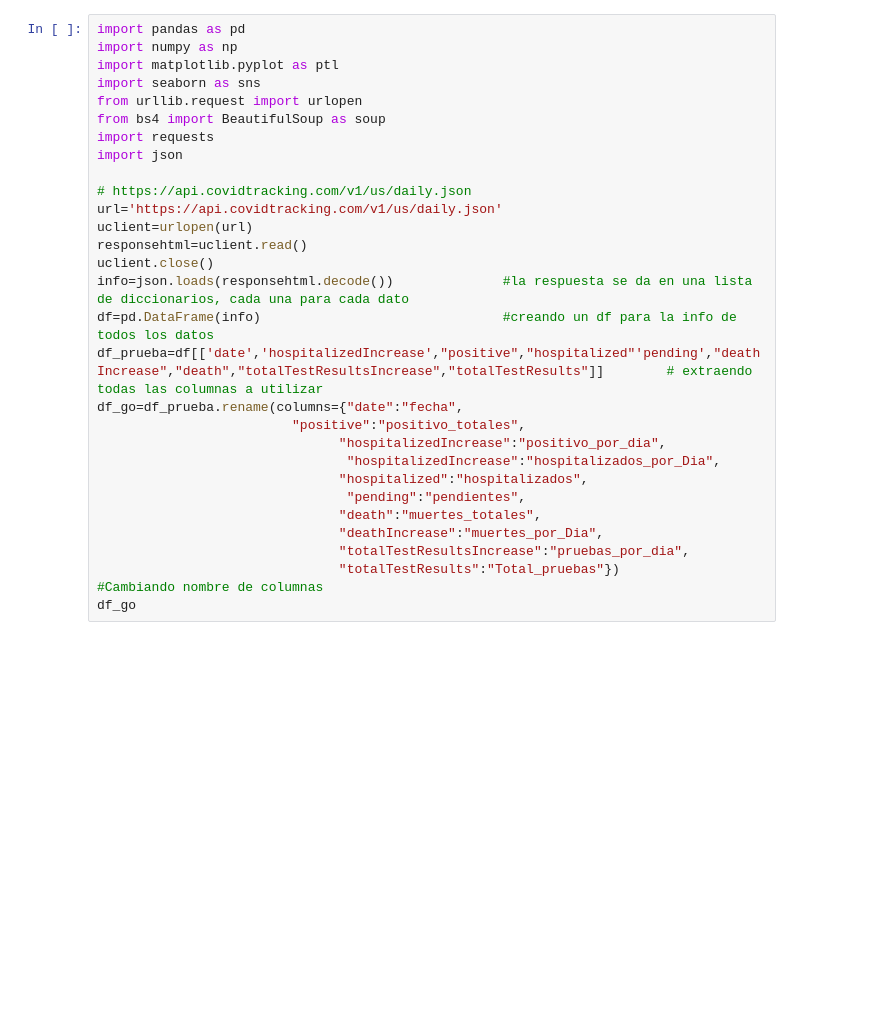
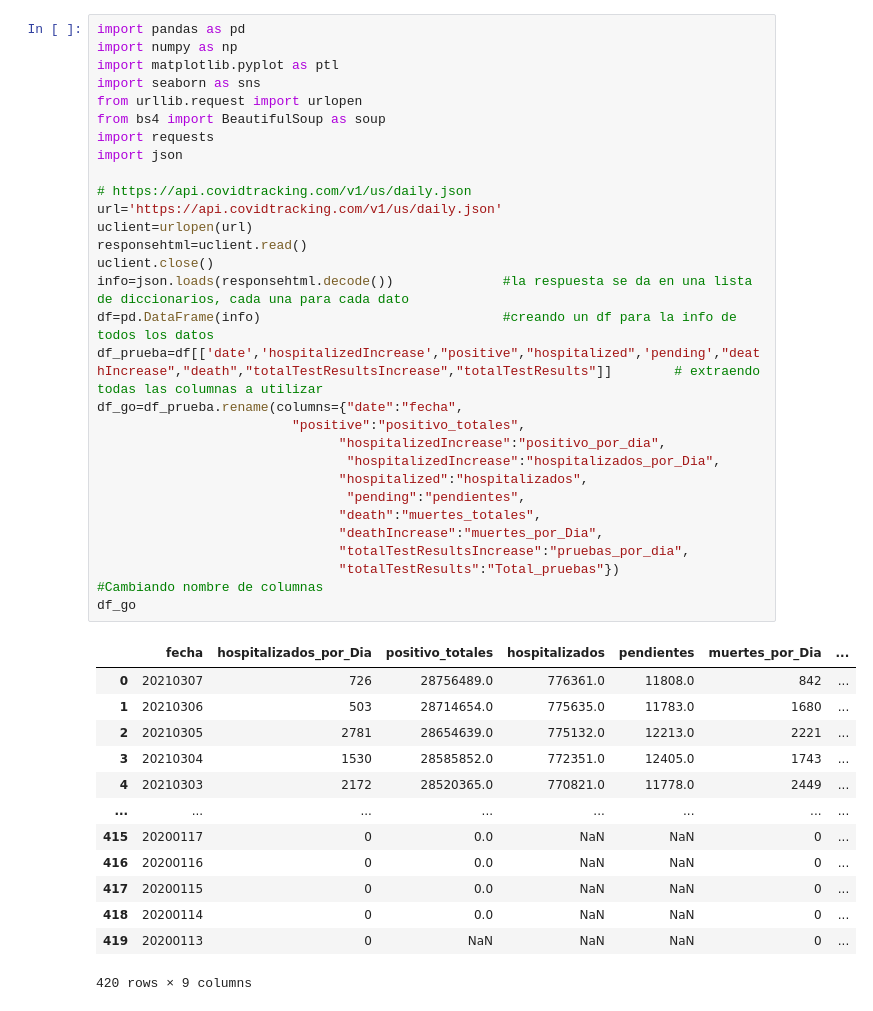
Before and after one commit to Elvis41122/-PC3-GRUPO---LPII, a Jupyter notebook: pc3.ipynb, the cells around one changed output. Saved outputs shown, nothing was run; the diff lists cells and outputs as text; blank space fills up the shorter version.

```diff
--- a/pc3.ipynb
+++ b/pc3.ipynb
@@ -1,32 +1,46 @@
 # %%
 import pandas as pd
 import numpy as np
 import matplotlib.pyplot as ptl
 import seaborn as sns
 from urllib.request import urlopen
 from bs4 import BeautifulSoup as soup
 import requests
 import json
 
 # https://api.covidtracking.com/v1/us/daily.json
 url='https://api.covidtracking.com/v1/us/daily.json'
 uclient=urlopen(url)
 responsehtml=uclient.read()
 uclient.close()
 info=json.loads(responsehtml.decode())              #la respuesta se da en una lista de diccionarios, cada una para cada dato
 df=pd.DataFrame(info)                               #creando un df para la info de todos los datos
-df_prueba=df[['date','hospitalizedIncrease',"positive","hospitalized"'pending',"deathIncrease","death","totalTestResultsIncrease","totalTestResults"]]        # extraendo todas las columnas a utilizar
+df_prueba=df[['date','hospitalizedIncrease',"positive","hospitalized",'pending',"deathIncrease","death","totalTestResultsIncrease","totalTestResults"]]        # extraendo todas las columnas a utilizar
 df_go=df_prueba.rename(columns={"date":"fecha",
                          "positive":"positivo_totales",
                                "hospitalizedIncrease":"positivo_por_dia",
                                 "hospitalizedIncrease":"hospitalizados_por_Dia",
                                "hospitalized":"hospitalizados",
                                 "pending":"pendientes",
                                "death":"muertes_totales",
                                "deathIncrease":"muertes_por_Dia",
                                "totalTestResultsIncrease":"pruebas_por_dia",
                                "totalTestResults":"Total_pruebas"})                    #Cambiando nombre de columnas
 df_go
+# %% [output]
+|  | fecha | hospitalizados_por_Dia | positivo_totales | hospitalizados | pendientes | muertes_por_Dia | ... |
+| 0 | 20210307 | 726 | 28756489.0 | 776361.0 | 11808.0 | 842 | ... |
+| 1 | 20210306 | 503 | 28714654.0 | 775635.0 | 11783.0 | 1680 | ... |
+| 2 | 20210305 | 2781 | 28654639.0 | 775132.0 | 12213.0 | 2221 | ... |
+| 3 | 20210304 | 1530 | 28585852.0 | 772351.0 | 12405.0 | 1743 | ... |
+| 4 | 20210303 | 2172 | 28520365.0 | 770821.0 | 11778.0 | 2449 | ... |
+| ... | ... | ... | ... | ... | ... | ... | ... |
+| 415 | 20200117 | 0 | 0.0 | NaN | NaN | 0 | ... |
+| 416 | 20200116 | 0 | 0.0 | NaN | NaN | 0 | ... |
+| 417 | 20200115 | 0 | 0.0 | NaN | NaN | 0 | ... |
+| 418 | 20200114 | 0 | 0.0 | NaN | NaN | 0 | ... |
+| 419 | 20200113 | 0 | NaN | NaN | NaN | 0 | ... |
+420 rows × 9 columns
 # %%
 #Estructura json
 info
```
Also changed, not shown: parts of 4 cells of this notebook.
